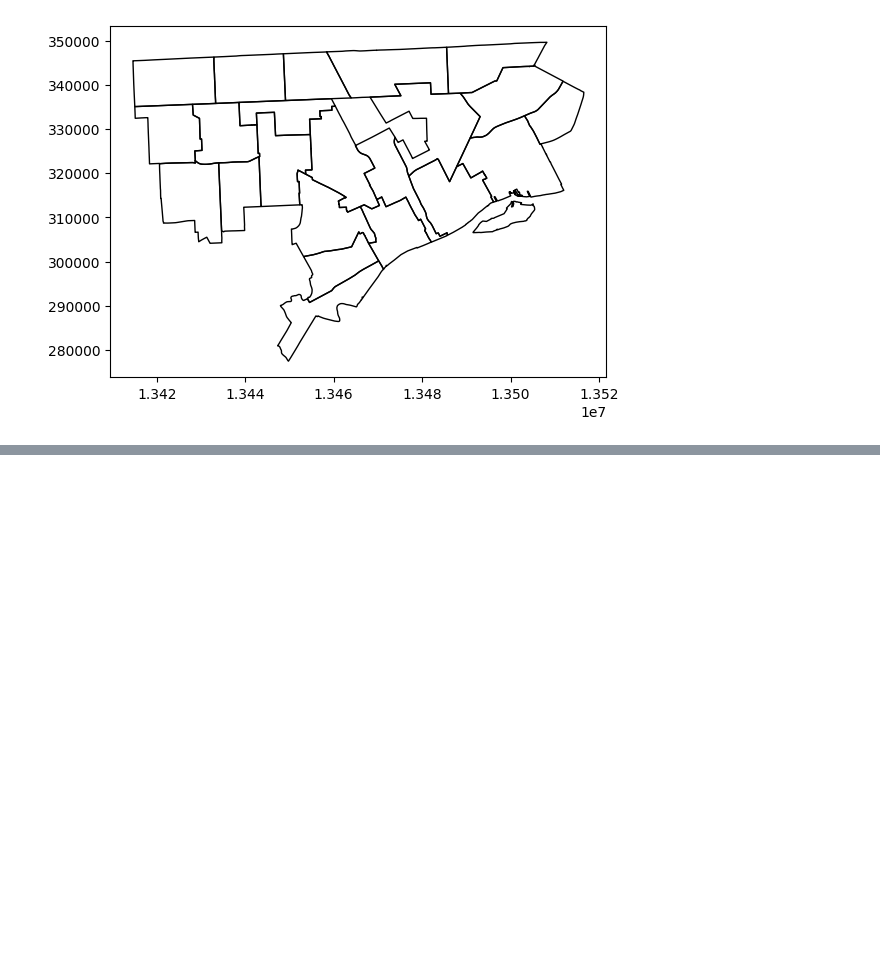
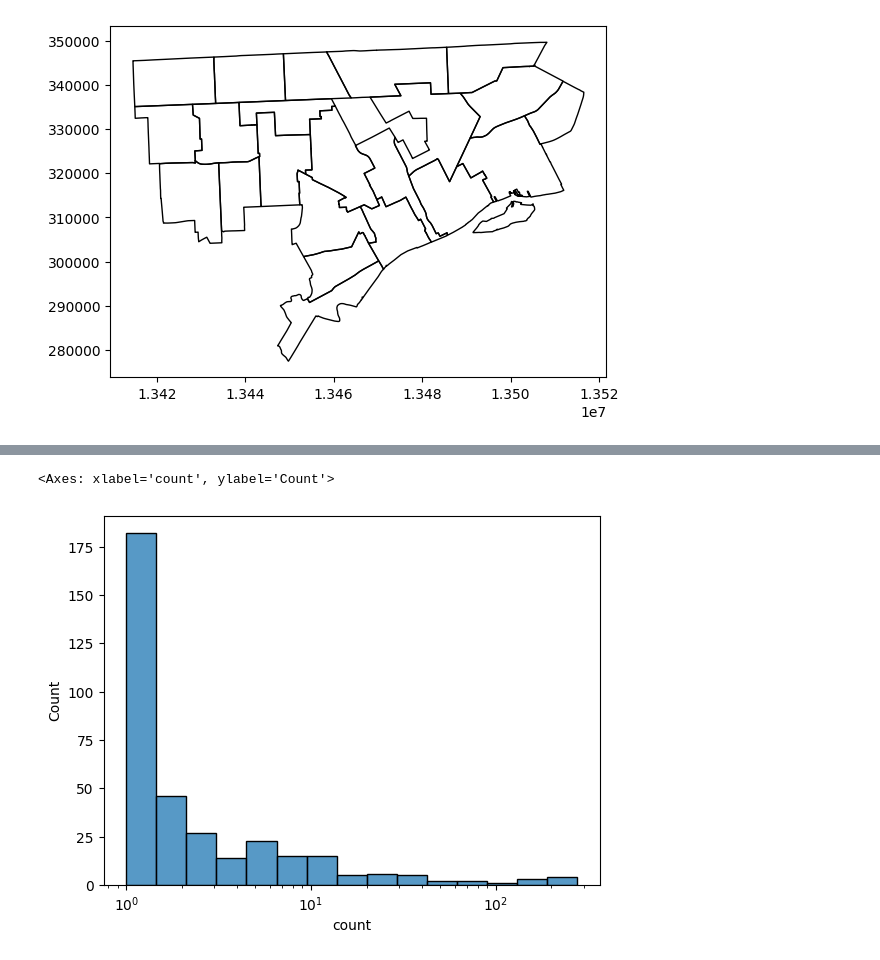
Before and after one commit to data-driven-detroit/nvi_etl, a Jupyter notebook: primary_survey/v2024/test_primary_transform.ipynb, the cells around one changed output, grey strips where cells are left out. Cells and saved outputs as stored; diff of their text form; code cells hidden in the pictures; blank space fills up the shorter version.

```diff
--- a/primary_survey/v2024/test_primary_transform.ipynb
+++ b/primary_survey/v2024/test_primary_transform.ipynb
@@ -239,0 +294,6 @@ ax.get_figure().savefig("layer.svg", format="svg")
+# %%
+counts = nvi.survey_data.query("Age != 6")[
+    nvi.answer_key[
+        nvi.answer_key["group"] == "Comfortability_Using_Devices_Task"
+    ]["full_column"]
+].apply(lambda row: frozenset(row.dropna().values), axis=1).value_counts()
@@ -239,0 +313,6 @@ ax.get_figure().savefig("layer.svg", format="svg")
+# %%
+import numpy as np
+sn.histplot(counts, log_scale=True)
+# %% [output]
+<Axes: xlabel='count', ylabel='Count'>
+[figure, added]
```
Also changed, not shown: parts of 34 cells of this notebook, 41 other files.
